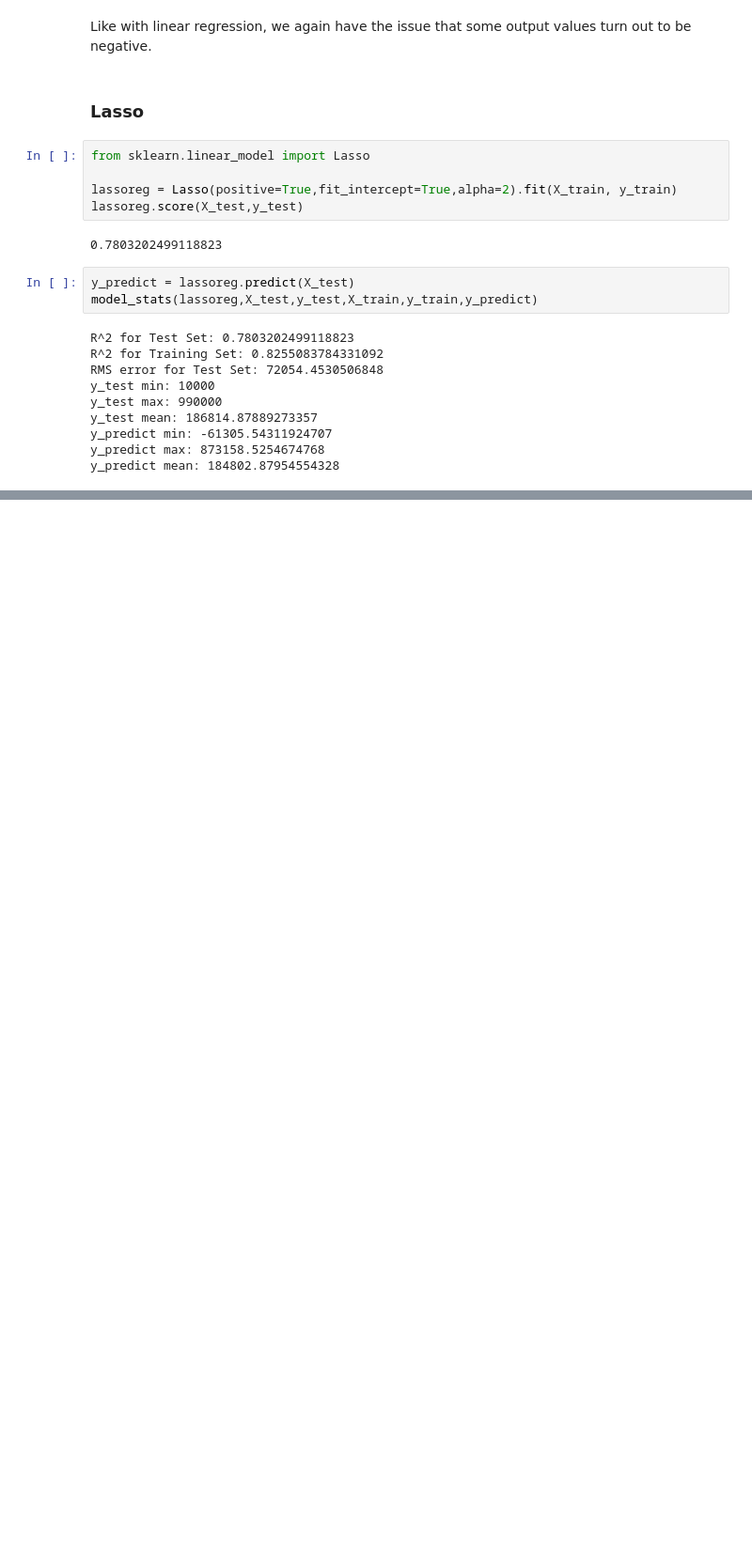
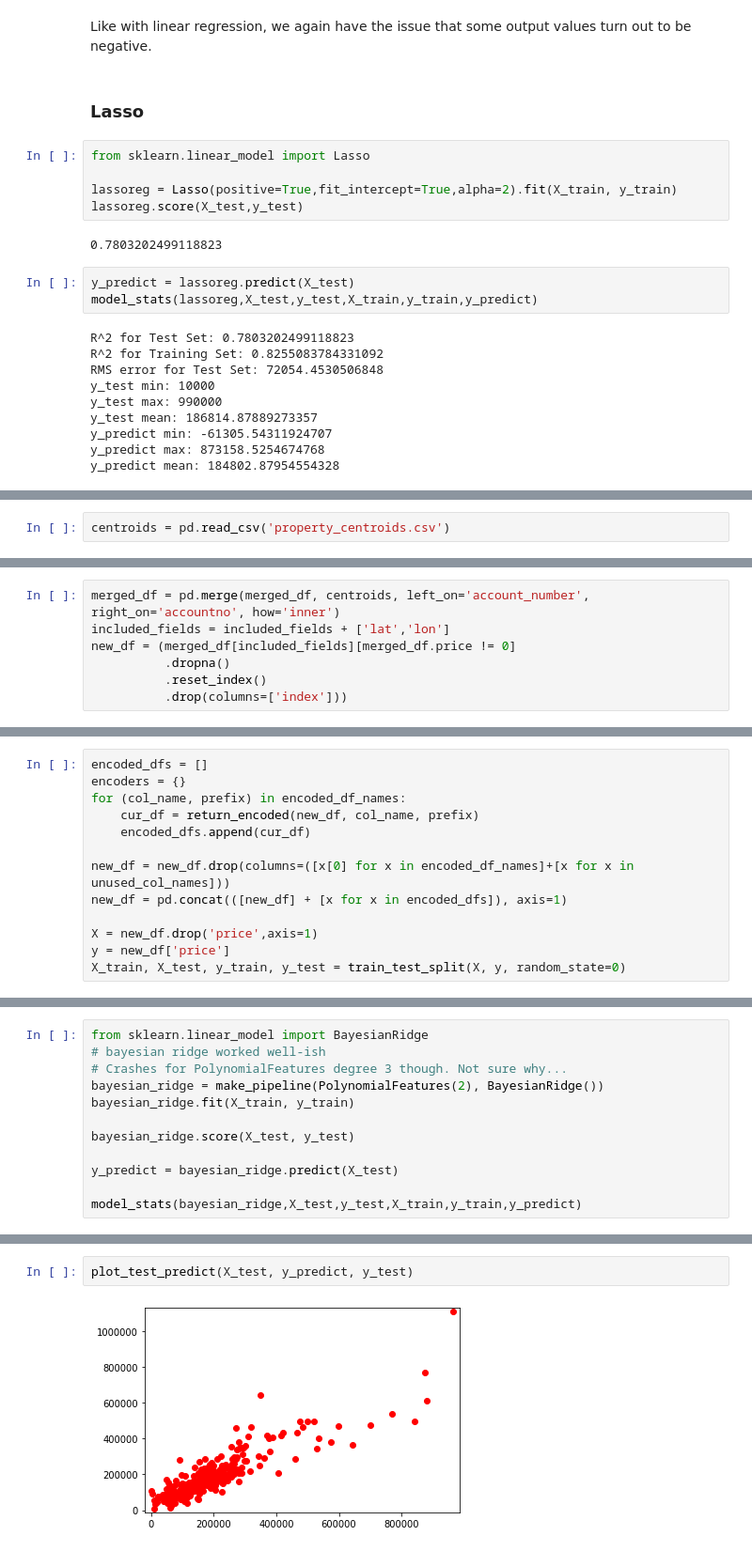
Before and after one commit to ottinger/apartments_analysis, a Jupyter notebook: housing_price_prediction/housing-price-prediction.ipynb, the cells around one changed output, grey strips where cells are left out. Shown at 94% size. Cells and saved outputs as stored; diff of their text form; blank space fills up the shorter version.

Commit message:
Add prediction based on lat/lon

```diff
--- a/housing_price_prediction/housing-price-prediction.ipynb
+++ b/housing_price_prediction/housing-price-prediction.ipynb
@@ -711,0 +690,2 @@ RandomForestRegressor also seems to be a good choice. In some cases it may perfo
+# %%
+centroids = pd.read_csv('property_centroids.csv')
@@ -711,0 +713,7 @@ RandomForestRegressor also seems to be a good choice. In some cases it may perfo
+# %%
+merged_df = pd.merge(merged_df, centroids, left_on='account_number', right_on='accountno', how='inner')
+included_fields = included_fields + ['lat','lon']
+new_df = (merged_df[included_fields][merged_df.price != 0]
+          .dropna()
+          .reset_index()
+          .drop(columns=['index']))
@@ -711,0 +743,13 @@ RandomForestRegressor also seems to be a good choice. In some cases it may perfo
+# %%
+encoded_dfs = []
+encoders = {}
+for (col_name, prefix) in encoded_df_names:
+    cur_df = return_encoded(new_df, col_name, prefix)
+    encoded_dfs.append(cur_df)
+
+new_df = new_df.drop(columns=([x[0] for x in encoded_df_names]+[x for x in unused_col_names]))
+new_df = pd.concat(([new_df] + [x for x in encoded_dfs]), axis=1)
+
+X = new_df.drop('price',axis=1)
+y = new_df['price']
+X_train, X_test, y_train, y_test = train_test_split(X, y, random_state=0)
@@ -711,0 +758,12 @@ RandomForestRegressor also seems to be a good choice. In some cases it may perfo
+# %%
+from sklearn.linear_model import BayesianRidge
+# bayesian ridge worked well-ish
+# Crashes for PolynomialFeatures degree 3 though. Not sure why...
+bayesian_ridge = make_pipeline(PolynomialFeatures(2), BayesianRidge())
+bayesian_ridge.fit(X_train, y_train)
+
+bayesian_ridge.score(X_test, y_test)
+
+y_predict = bayesian_ridge.predict(X_test)
+
+model_stats(bayesian_ridge,X_test,y_test,X_train,y_train,y_predict)
@@ -711,0 +780,4 @@ RandomForestRegressor also seems to be a good choice. In some cases it may perfo
+# %%
+plot_test_predict(X_test, y_predict, y_test)
+# %% [output]
+[figure, added]
```
Also changed, not shown: parts of 41 cells of this notebook, 1 other file.
